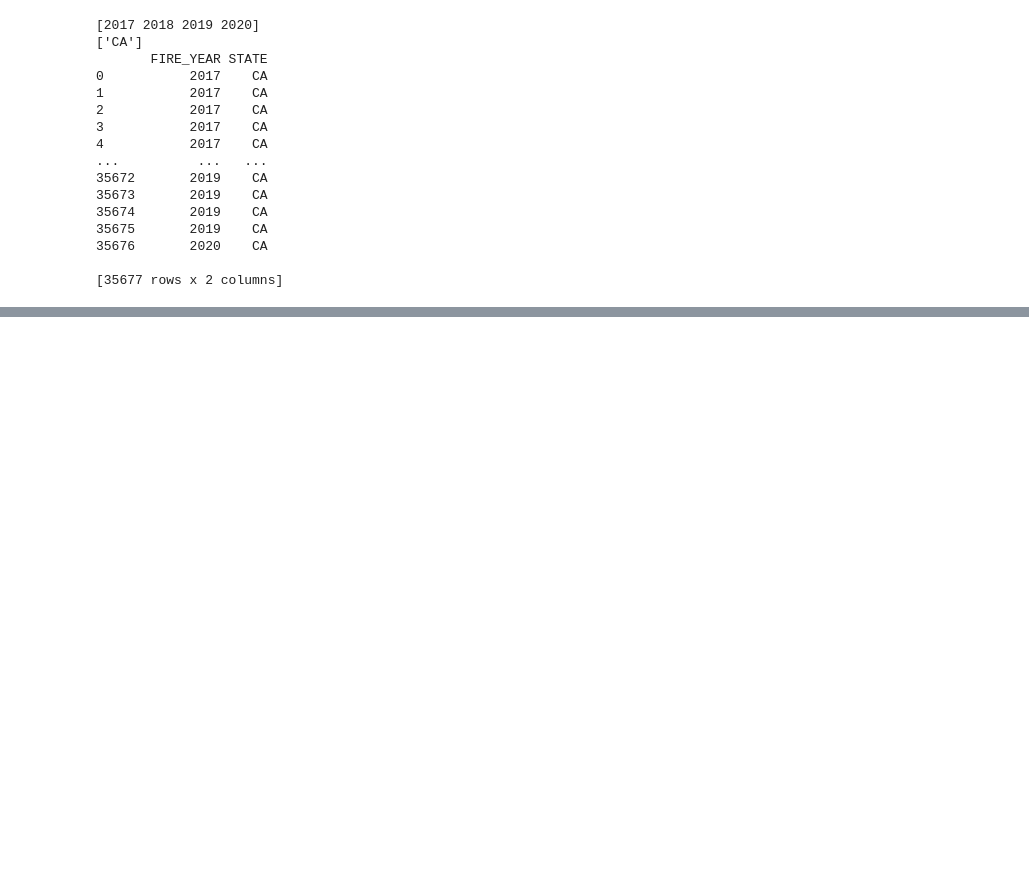
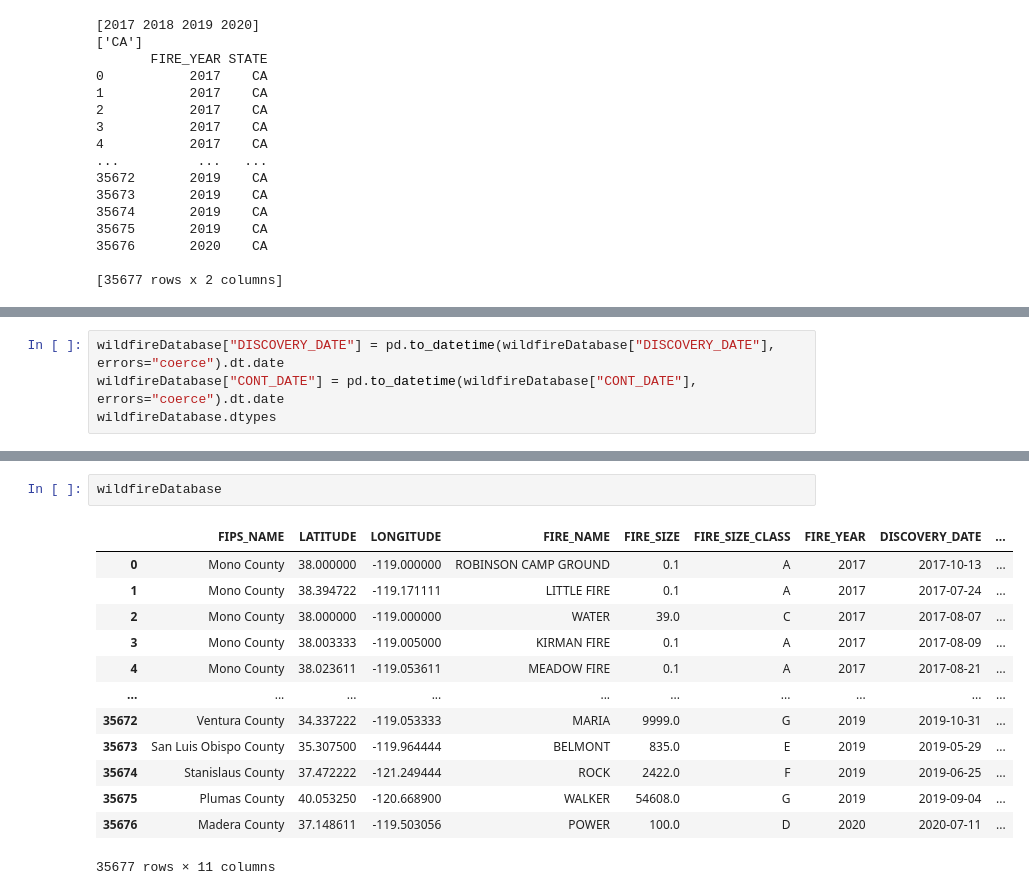
Before and after one commit to kendraliu/California-4-Year-Wildfires-Dashboard, a Jupyter notebook: TempName.ipynb, the cells around one changed output, grey strips where cells are left out. Saved outputs shown, nothing was run; the diff lists cells and outputs as text; blank space fills up the shorter version.

```diff
--- a/TempName.ipynb
+++ b/TempName.ipynb
@@ -68,0 +121,4 @@ print(database[["FIRE_YEAR", "STATE"]])
+# %%
+wildfireDatabase["DISCOVERY_DATE"] = pd.to_datetime(wildfireDatabase["DISCOVERY_DATE"], errors="coerce").dt.date
+wildfireDatabase["CONT_DATE"] = pd.to_datetime(wildfireDatabase["CONT_DATE"], errors="coerce").dt.date
+wildfireDatabase.dtypes
@@ -68,0 +148,16 @@ print(database[["FIRE_YEAR", "STATE"]])
+# %%
+wildfireDatabase
+# %% [output]
+|  | FIPS_NAME | LATITUDE | LONGITUDE | FIRE_NAME | FIRE_SIZE | FIRE_SIZE_CLASS | FIRE_YEAR | DISCOVERY_DATE | ... |
+| 0 | Mono County | 38.000000 | -119.000000 | ROBINSON CAMP GROUND | 0.1 | A | 2017 | 2017-10-13 | ... |
+| 1 | Mono County | 38.394722 | -119.171111 | LITTLE FIRE | 0.1 | A | 2017 | 2017-07-24 | ... |
+| 2 | Mono County | 38.000000 | -119.000000 | WATER | 39.0 | C | 2017 | 2017-08-07 | ... |
+| 3 | Mono County | 38.003333 | -119.005000 | KIRMAN FIRE | 0.1 | A | 2017 | 2017-08-09 | ... |
+| 4 | Mono County | 38.023611 | -119.053611 | MEADOW FIRE | 0.1 | A | 2017 | 2017-08-21 | ... |
+| ... | ... | ... | ... | ... | ... | ... | ... | ... | ... |
+| 35672 | Ventura County | 34.337222 | -119.053333 | MARIA | 9999.0 | G | 2019 | 2019-10-31 | ... |
+| 35673 | San Luis Obispo County | 35.307500 | -119.964444 | BELMONT | 835.0 | E | 2019 | 2019-05-29 | ... |
+| 35674 | Stanislaus County | 37.472222 | -121.249444 | ROCK | 2422.0 | F | 2019 | 2019-06-25 | ... |
+| 35675 | Plumas County | 40.053250 | -120.668900 | WALKER | 54608.0 | G | 2019 | 2019-09-04 | ... |
+| 35676 | Madera County | 37.148611 | -119.503056 | POWER | 100.0 | D | 2020 | 2020-07-11 | ... |
+35677 rows × 11 columns
```
Also changed, not shown: parts of 9 cells of this notebook, 2 other files.
